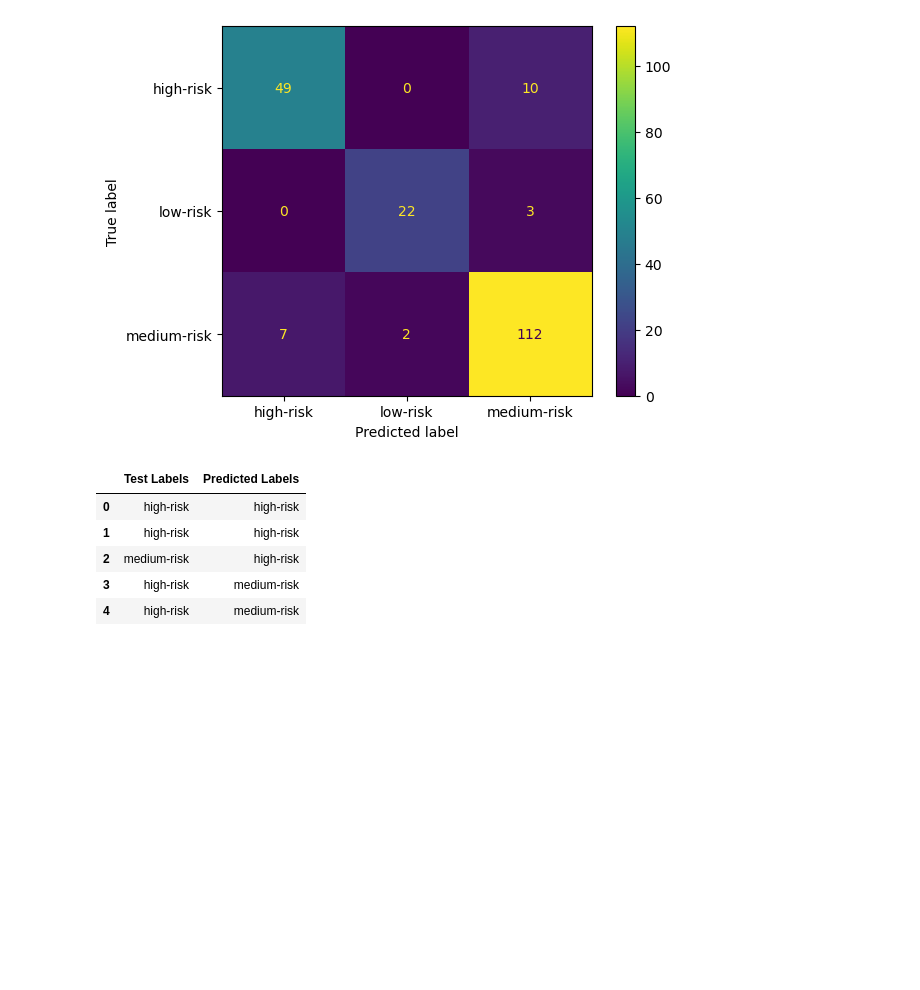
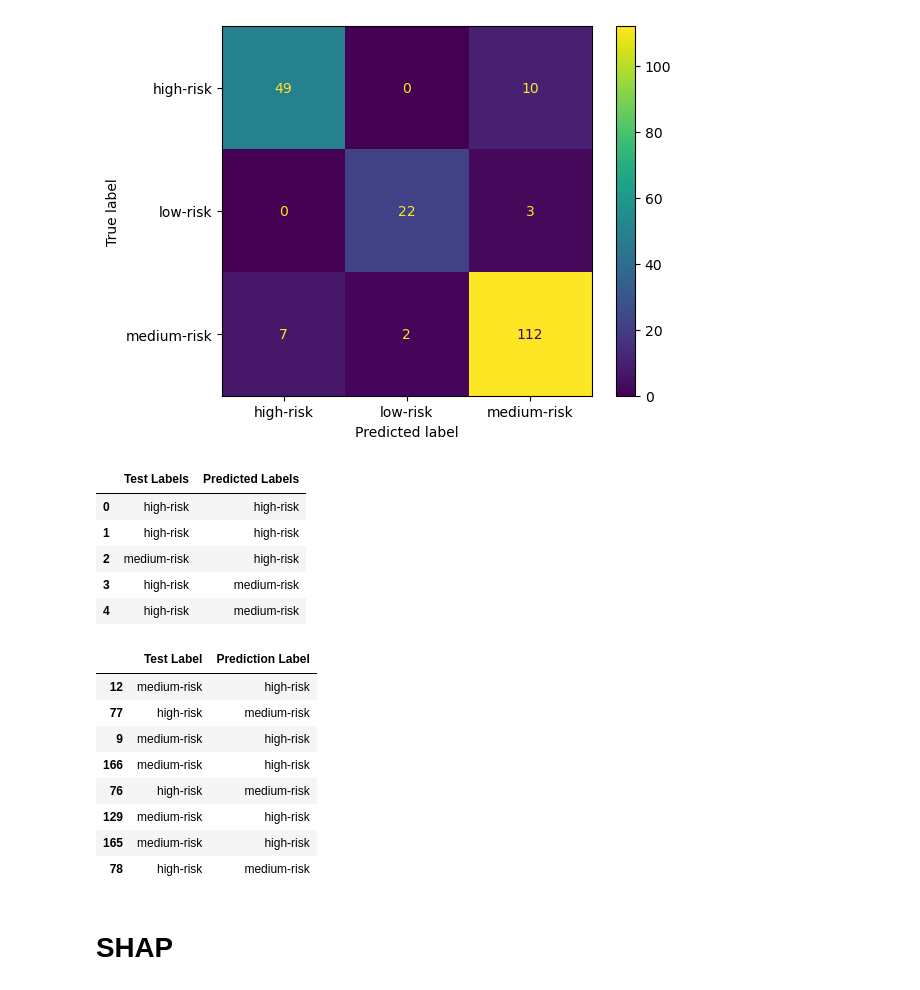
Before and after one commit to KingKai69/VisualAnalytics, a Jupyter notebook: VA_Classification.ipynb, the cells around one changed output. Saved outputs shown, nothing was run; the diff lists cells and outputs as text; code cells hidden in the pictures; blank space fills up the shorter version.

```diff
--- a/VA_Classification.ipynb
+++ b/VA_Classification.ipynb
@@ -566,5 +589,22 @@ df_results.head()
 | 2 | medium-risk | high-risk |
 | 3 | high-risk | medium-risk |
 | 4 | high-risk | medium-risk |
+# %%
+df_pred_res = pd.DataFrame({'Test Label': y_test, 'Prediction Label': y_pred})
+def_pred_res_fil = df_pred_res[df_pred_res['Test Label'] != df_pred_res['Prediction Label']]
+
+def_pred_res_fil.head(n=50)
+# %% [output]
+|  | Test Label | Prediction Label |
+| 12 | medium-risk | high-risk |
+| 77 | high-risk | medium-risk |
+| 9 | medium-risk | high-risk |
+| 166 | medium-risk | high-risk |
+| 76 | high-risk | medium-risk |
+| 129 | medium-risk | high-risk |
+| 165 | medium-risk | high-risk |
+| 78 | high-risk | medium-risk |
+# %% [markdown]
+# SHAP
 # %%
 import shap
```
Also changed, not shown: parts of 30 cells of this notebook, 2 other files.
